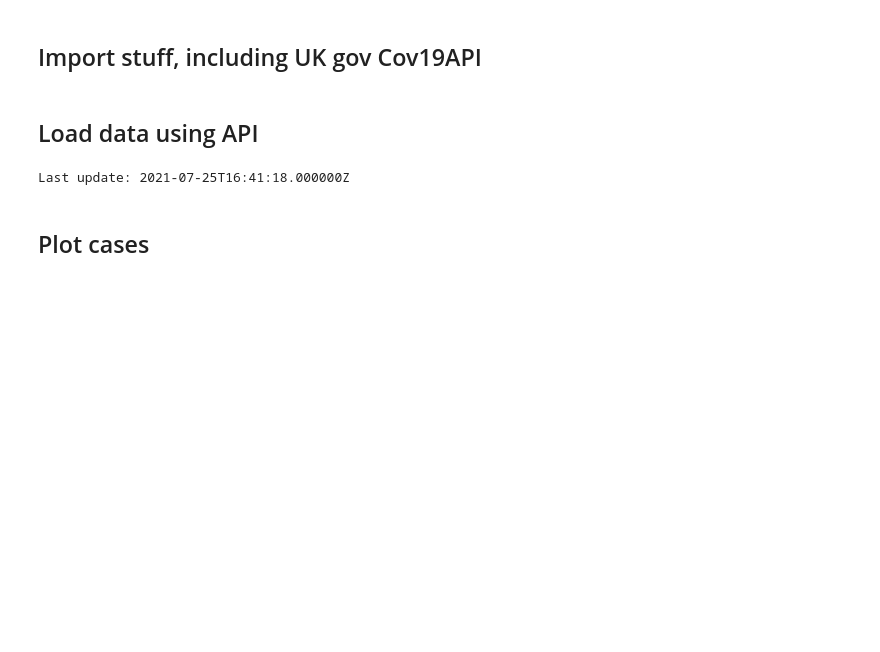
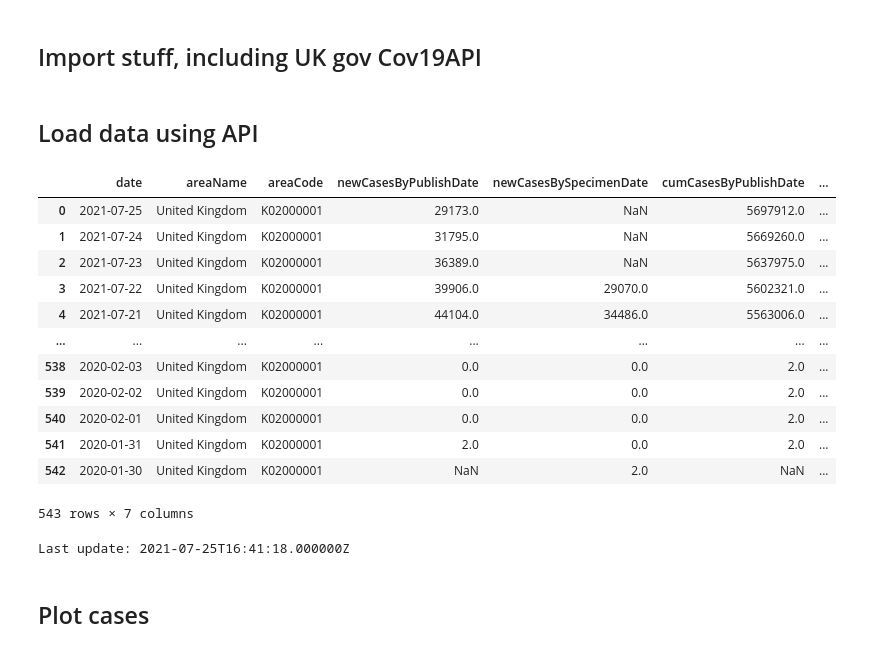
Before and after one commit to rhysgt/covid_analysis, a Jupyter notebook: analysis.ipynb, the cells around one changed output. Cells and saved outputs as stored; diff of their text form; code cells hidden in the pictures; blank space fills up the shorter version.

```diff
--- a/analysis.ipynb
+++ b/analysis.ipynb
@@ -37,3 +40,19 @@ data = api.get_json()  # Returns a dictionary
+# %%
+data_df
+# %% [output]
+|  | date | areaName | areaCode | newCasesByPublishDate | newCasesBySpecimenDate | cumCasesByPublishDate | ... |
+| 0 | 2021-07-25 | United Kingdom | K02000001 | 29173.0 | NaN | 5697912.0 | ... |
+| 1 | 2021-07-24 | United Kingdom | K02000001 | 31795.0 | NaN | 5669260.0 | ... |
+| 2 | 2021-07-23 | United Kingdom | K02000001 | 36389.0 | NaN | 5637975.0 | ... |
+| 3 | 2021-07-22 | United Kingdom | K02000001 | 39906.0 | 29070.0 | 5602321.0 | ... |
+| 4 | 2021-07-21 | United Kingdom | K02000001 | 44104.0 | 34486.0 | 5563006.0 | ... |
+| ... | ... | ... | ... | ... | ... | ... | ... |
+| 538 | 2020-02-03 | United Kingdom | K02000001 | 0.0 | 0.0 | 2.0 | ... |
+| 539 | 2020-02-02 | United Kingdom | K02000001 | 0.0 | 0.0 | 2.0 | ... |
+| 540 | 2020-02-01 | United Kingdom | K02000001 | 0.0 | 0.0 | 2.0 | ... |
+| 541 | 2020-01-31 | United Kingdom | K02000001 | 2.0 | 0.0 | 2.0 | ... |
+| 542 | 2020-01-30 | United Kingdom | K02000001 | NaN | 2.0 | NaN | ... |
+543 rows × 7 columns
 # %%
 print('Last update: {0}'.format(data['lastUpdate']))
 # %% [output]
```
Also changed, not shown: parts of 9 cells of this notebook.
